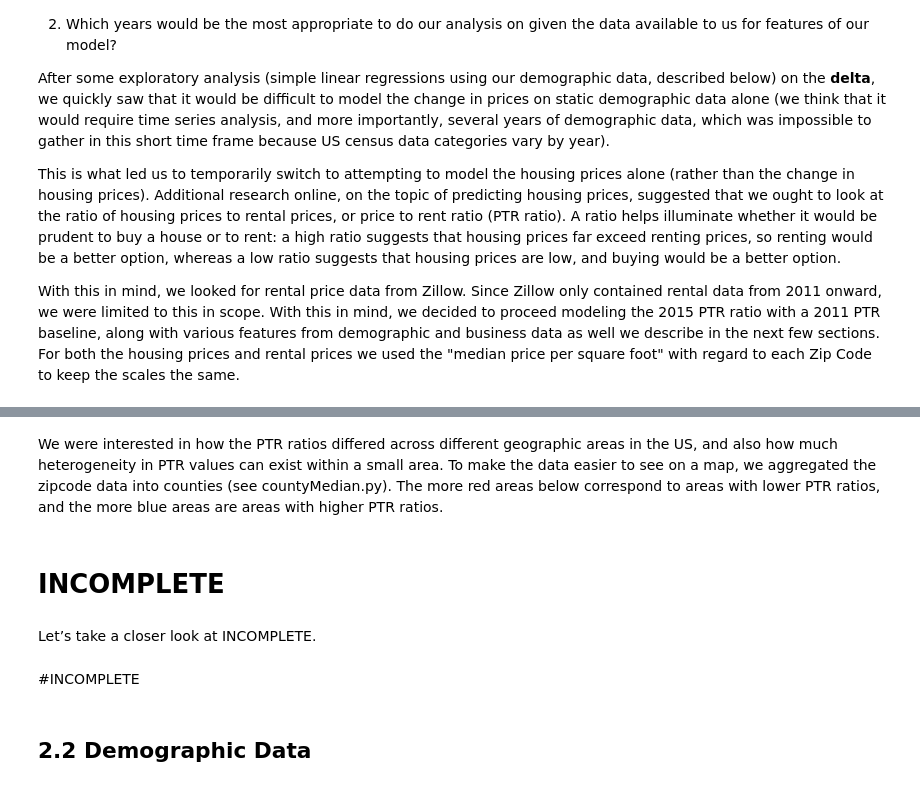
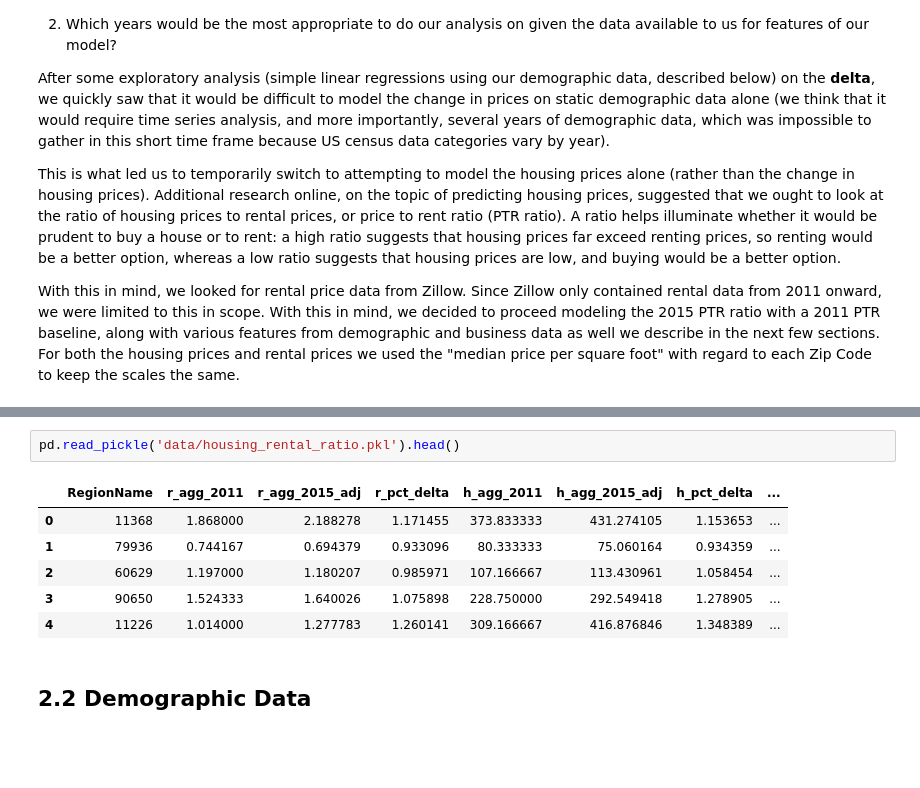
Before and after one commit to austinwu0/cs109-final-project, a Jupyter notebook: Process Book.ipynb, the cells around one changed output, grey strips where cells are left out. Cells and saved outputs as stored; diff of their text form; blank space fills up the shorter version.

```diff
--- a/Process Book.ipynb
+++ b/Process Book.ipynb
@@ -103,11 +85,12 @@ plt.title('Percent change in PTR ratio in 2011 to 2015\n');
-# %% [markdown]
-We were interested in how the PTR ratios differed across different geographic areas in the US, and also how much heterogeneity in PTR values can exist within a small area. To make the data easier to see on a map, we aggregated the zipcode data into counties (see countyMedian.py). The more red areas below correspond to areas with lower PTR ratios, and the more blue areas are areas with higher PTR ratios.
-# %% [markdown]
-# INCOMPLETE
-# %% [markdown]
-Let’s take a closer look at INCOMPLETE.
-# %% [markdown]
-#INCOMPLETE
+# %%
+pd.read_pickle('data/housing_rental_ratio.pkl').head()
+# %% [output]
+|  | RegionName | r_agg_2011 | r_agg_2015_adj | r_pct_delta | h_agg_2011 | h_agg_2015_adj | h_pct_delta | ... |
+| 0 | 11368 | 1.868000 | 2.188278 | 1.171455 | 373.833333 | 431.274105 | 1.153653 | ... |
+| 1 | 79936 | 0.744167 | 0.694379 | 0.933096 | 80.333333 | 75.060164 | 0.934359 | ... |
+| 2 | 60629 | 1.197000 | 1.180207 | 0.985971 | 107.166667 | 113.430961 | 1.058454 | ... |
+| 3 | 90650 | 1.524333 | 1.640026 | 1.075898 | 228.750000 | 292.549418 | 1.278905 | ... |
+| 4 | 11226 | 1.014000 | 1.277783 | 1.260141 | 309.166667 | 416.876846 | 1.348389 | ... |
 # %% [markdown]
 <a id="dem_data"></a>
 ## 2.2 Demographic Data
```
Also changed, not shown: parts of 14 cells of this notebook.
